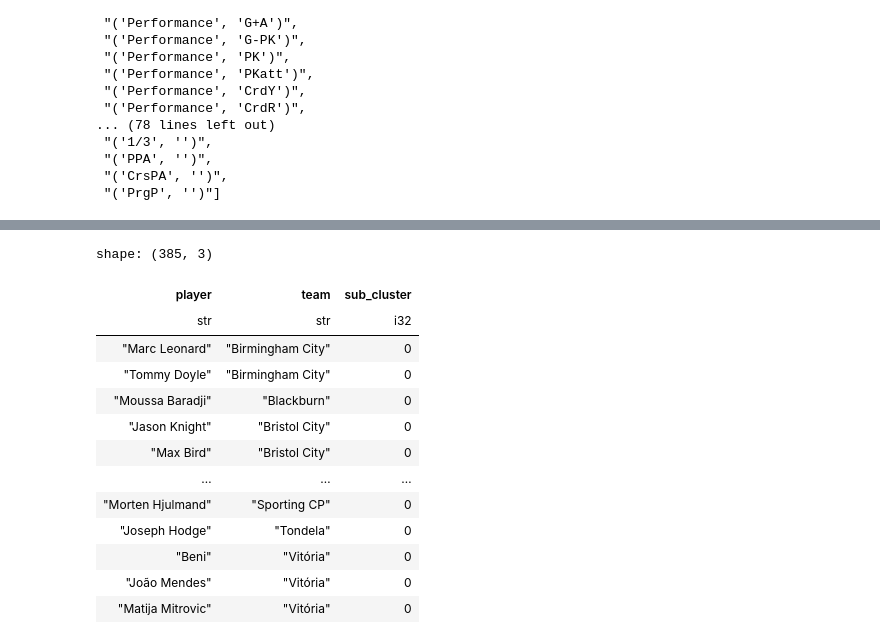
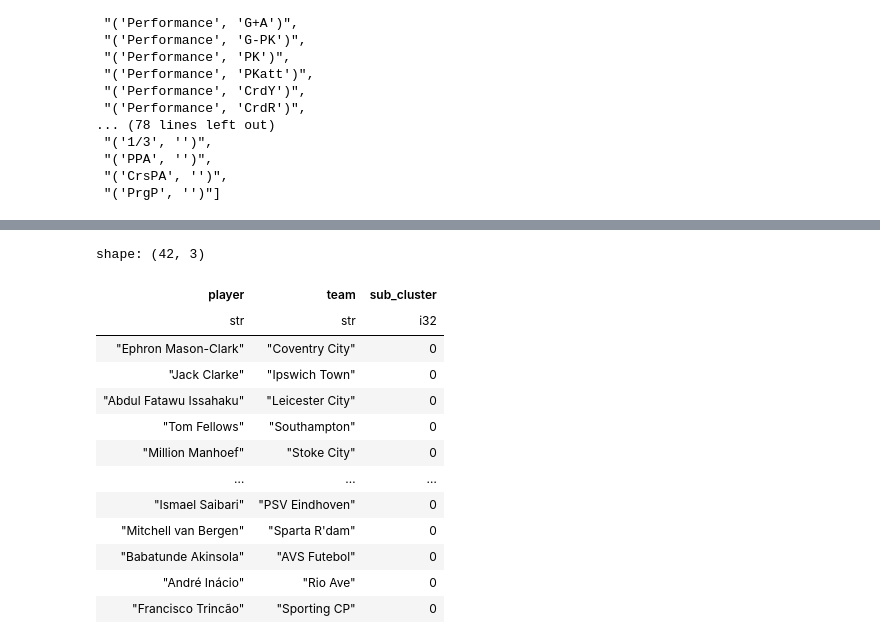
Before and after one commit to caffeine1005/footy_analysis, a Jupyter notebook: fbref_test.ipynb, the cells around one changed output, grey strips where cells are left out. Saved outputs shown, nothing was run; the diff lists cells and outputs as text; code cells hidden in the pictures.

```diff
--- a/fbref_test.ipynb
+++ b/fbref_test.ipynb
@@ -11,3 +16,3 @@ import seaborn as sb
 # %%
-fbref = sd.FBref(seasons = "2025-26")
+fbref = sd.FBref(seasons = "2025")
 # %% [output]
@@ -15,5 +20,6 @@ fbref = sd.FBref(seasons = "2025-26")
 # %%
 s = fbref.read_player_season_stats(stat_type="standard")
+s = s[s[(  'Playing Time',      'Min')]>900]
 s1 = pl.from_pandas(s, include_index=True)
 s1 = s1.filter(
     (pl.col("('born', '')") >= 1999))
@@ -68,8 +74,10 @@ all_player = all_player.join(C, on=["league", "team", "player"], how="inner", su
 all_player = all_player.join(D, on=["league", "team", "player"], how="inner", suffix="_defense")
 all_player = all_player.join(P2, on=["league", "team", "player"], how="inner", suffix="_passes")
 all_player = all_player.filter(
-    (pl.col("('pos', '')").str.contains("MF"))
-)
+    (pl.col("('pos', '')").str.contains("MF")
+     |
+     (pl.col("('pos', '')").str.contains("FW"))
+     ))
 all_player = all_player.drop("('pos', '')")
 all_player = all_player.drop("('pos', '')_defense")
 all_player = all_player.drop("('pos', '')_passes")
@@ -157,9 +185,9 @@ all_players_with_clusters = all_player. with_columns(
     pl.Series(name="cluster", values=labels)
 )
 
-new = all_players_with_clusters.select(["player", "team", "cluster"]).filter(pl.col("player") == "Moisés Caicedo")
+new = all_players_with_clusters.select(["player", "team", "cluster"]).filter(pl.col("player") == "Amad Diallo")
 num = new.get_column("cluster")
-target = all_players_with_clusters.filter(pl.col("cluster") == num)
+target = all_players_with_clusters.filter(pl.col('cluster') == num)
 # %%
 from sklearn.cluster import KMeans
 import matplotlib.pyplot as plt
@@ -221,27 +249,15 @@ identifier_cols = ["league", "team", "player"]
 
 WG_Profile = target[["league", "team", "player",
 "('Progression', 'PrgC')",
+ "('Performance', 'CrdY')",
+  "('Take-Ons', 'Att')",
+ "('Take-Ons', 'Succ')",
+ "('Take-Ons', 'Succ%')",
+ "('Carries', 'TotDist')",
+ "('Carries', 'PrgDist')",
 "('Tackles', 'Tkl')",
-"('Tackles', 'Def 3rd')",
-"('Tackles', 'Mid 3rd')",
 "('Challenges', 'Tkl')",
-"('Challenges', 'Att')",
 "('Challenges', 'Tkl%')",
-"('Int', '')",
-"('Total', 'Cmp')",
-"('Total', 'Att')",
-"('Total', 'Cmp%')",
-"('Total', 'TotDist')",
-"('Total', 'PrgDist')",
-"('Short', 'Att')",
-"('Medium', 'Cmp')",
-"('Medium', 'Att')",
-"('Medium', 'Cmp%')",
-"('Long', 'Att')",
-"('Long', 'Cmp%')",
-"('Carries', 'Mis')",
-"('Carries', 'Dis')",
-"('Err', '')",
 ]]
 
 nums = WG_Profile.select(pl.col(pl.Float64, pl.Int64))
@@ -250,9 +266,9 @@ print(f"Sub-clustering {WG_Profile.height} players from Cluster {target_cluster_
 scaler_sub = StandardScaler()
 X_sub_scaled = scaler_sub.fit_transform(nums)
 
-kmeans_sub = KMeans(n_clusters=5, random_state=42)
+kmeans_sub = KMeans(n_clusters=3, random_state=42)
 sub_labels = kmeans_sub.fit_predict(X_sub_scaled)
-sub_centroids = kmeans_sub.cluster_centers_  # 修正: kmeans → kmeans_sub
+sub_centroids = kmeans_sub.cluster_centers_
 
 WG = WG_Profile.with_columns(
     pl.Series(name="sub_cluster", values=sub_labels)
@@ -395,24 +314,24 @@ plt.show()
 # %%
-new = WG.select(["player", "team", "sub_cluster"]).filter(pl.col("player") == "Moisés Caicedo")
+new = WG.select(["player", "team", "sub_cluster"]).filter(pl.col("player") == "Amad Diallo")
 num = new.get_column("sub_cluster")
 new
 new2 = WG.select(["player", "team", "sub_cluster"]).filter(pl.col("sub_cluster") == num)
 new2
 # %% [output]
-shape: (385, 3)
+shape: (42, 3)
 | player | team | sub_cluster |
 | str | str | i32 |
-| "Marc Leonard" | "Birmingham City" | 0 |
-| "Tommy Doyle" | "Birmingham City" | 0 |
-| "Moussa Baradji" | "Blackburn" | 0 |
-| "Jason Knight" | "Bristol City" | 0 |
-| "Max Bird" | "Bristol City" | 0 |
+| "Ephron Mason-Clark" | "Coventry City" | 0 |
+| "Jack Clarke" | "Ipswich Town" | 0 |
+| "Abdul Fatawu Issahaku" | "Leicester City" | 0 |
+| "Tom Fellows" | "Southampton" | 0 |
+| "Million Manhoef" | "Stoke City" | 0 |
 | … | … | … |
-| "Morten Hjulmand" | "Sporting CP" | 0 |
-| "Joseph Hodge" | "Tondela" | 0 |
-| "Beni" | "Vitória" | 0 |
-| "João Mendes" | "Vitória" | 0 |
-| "Matija Mitrovic" | "Vitória" | 0 |
+| "Ismael Saibari" | "PSV Eindhoven" | 0 |
+| "Mitchell van Bergen" | "Sparta R'dam" | 0 |
+| "Babatunde Akinsola" | "AVS Futebol" | 0 |
+| "André Inácio" | "Rio Ave" | 0 |
+| "Francisco Trincão" | "Sporting CP" | 0 |
 # %%
 import numpy as np
 from sklearn.cluster import KMeans
```
Also changed, not shown: parts of 12 cells of this notebook, 22 other files.
